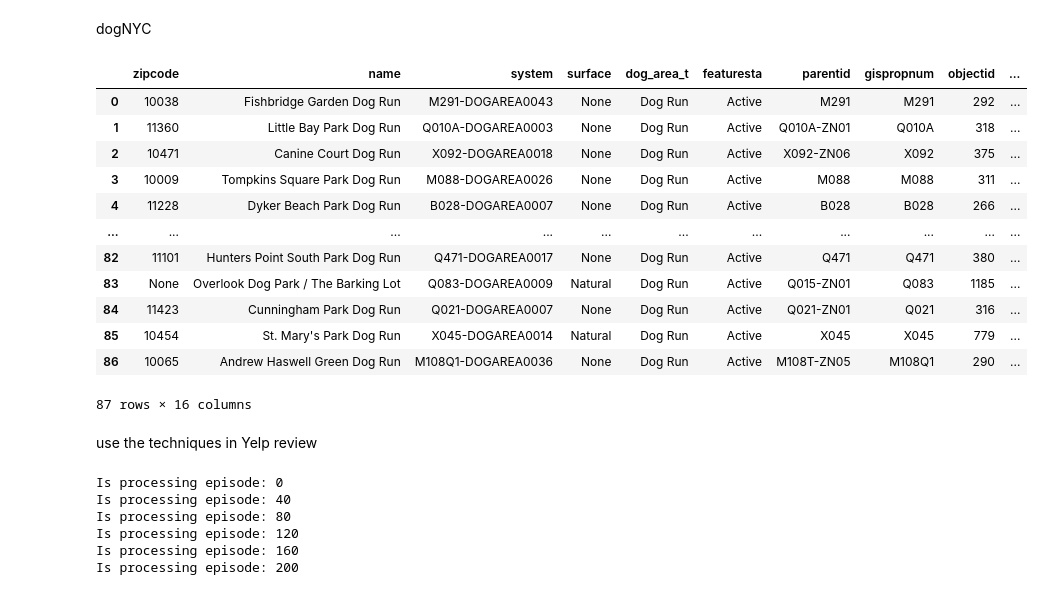
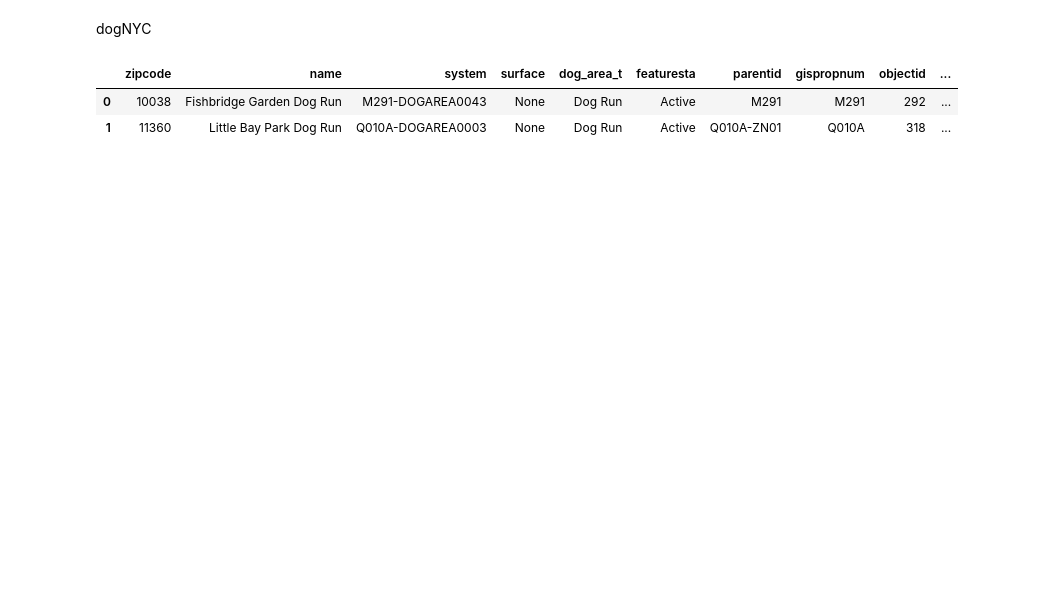
Before and after one commit to ShaunZhxiong/musa-611-midterm, a Jupyter notebook: DogNYC.ipynb, the cells around one changed output. Saved outputs shown, nothing was run; the diff lists cells and outputs as text; code cells hidden in the pictures; blank space fills up the shorter version.

```diff
--- a/DogNYC.ipynb
+++ b/DogNYC.ipynb
@@ -11,19 +15,7 @@ import geopandas as gpd
 # %%
 dogRun = gpd.read_file("/content/NYC Parks Dog Runs.geojson")
-dogRun
+dogRun.head(n=2)
 # %% [output]
 |  | zipcode | name | system | surface | dog_area_t | featuresta | parentid | gispropnum | objectid | ... |
 | 0 | 10038 | Fishbridge Garden Dog Run | M291-DOGAREA0043 | None | Dog Run | Active | M291 | M291 | 292 | ... |
 | 1 | 11360 | Little Bay Park Dog Run | Q010A-DOGAREA0003 | None | Dog Run | Active | Q010A-ZN01 | Q010A | 318 | ... |
-| 2 | 10471 | Canine Court Dog Run | X092-DOGAREA0018 | None | Dog Run | Active | X092-ZN06 | X092 | 375 | ... |
-| 3 | 10009 | Tompkins Square Park Dog Run | M088-DOGAREA0026 | None | Dog Run | Active | M088 | M088 | 311 | ... |
-| 4 | 11228 | Dyker Beach Park Dog Run | B028-DOGAREA0007 | None | Dog Run | Active | B028 | B028 | 266 | ... |
-| ... | ... | ... | ... | ... | ... | ... | ... | ... | ... | ... |
-| 82 | 11101 | Hunters Point South Park Dog Run | Q471-DOGAREA0017 | None | Dog Run | Active | Q471 | Q471 | 380 | ... |
-| 83 | None | Overlook Dog Park / The Barking Lot | Q083-DOGAREA0009 | Natural | Dog Run | Active | Q015-ZN01 | Q083 | 1185 | ... |
-| 84 | 11423 | Cunningham Park Dog Run | Q021-DOGAREA0007 | None | Dog Run | Active | Q021-ZN01 | Q021 | 316 | ... |
-| 85 | 10454 | St. Mary's Park Dog Run | X045-DOGAREA0014 | Natural | Dog Run | Active | X045 | X045 | 779 | ... |
-| 86 | 10065 | Andrew Haswell Green Dog Run | M108Q1-DOGAREA0036 | None | Dog Run | Active | M108T-ZN05 | M108Q1 | 290 | ... |
-87 rows × 16 columns
-# %% [markdown]
-use the techniques in Yelp review
@@ -45,12 +21,0 @@ ignored = ["Rachel","Ross","Monica","Chandler","Joey","Phoebe","Gunther",
-# %%
-for i in range(len(episodeSummaryNotName)):
-  print(f"Is processing episode: {i}") if i % 40 == 0 else 0
-  for j in range(len(episodeSummaryNotName["Summary"][i])):
-    episodeSummaryNotName["Summary"][i][j] = episodeSummaryNotName["Summary"][i][j] if episodeSummaryNotName["Summary"][i][j] not in ignored else " "
-# %% [output]
-Is processing episode: 0
-Is processing episode: 40
-Is processing episode: 80
-Is processing episode: 120
-Is processing episode: 160
-Is processing episode: 200
```
Also changed, not shown: parts of 17 cells of this notebook.
